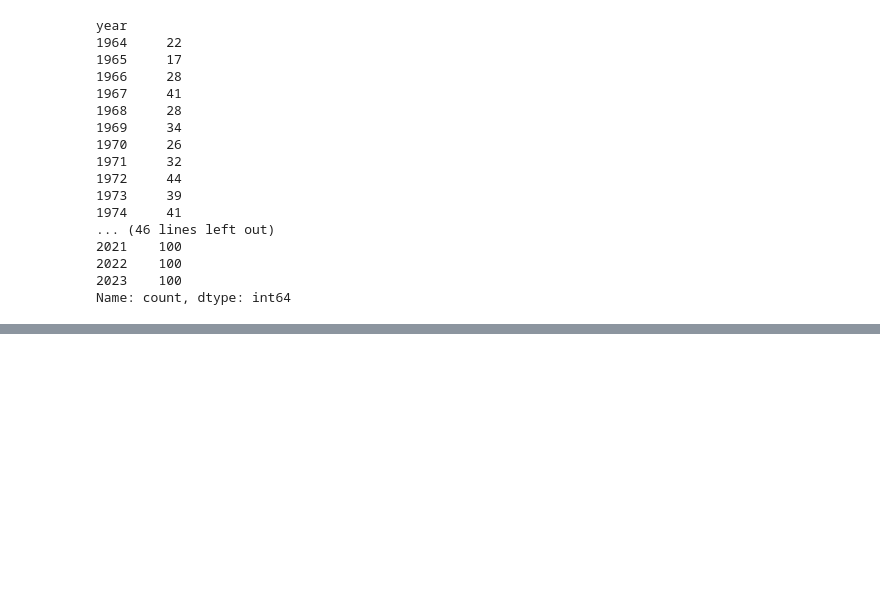
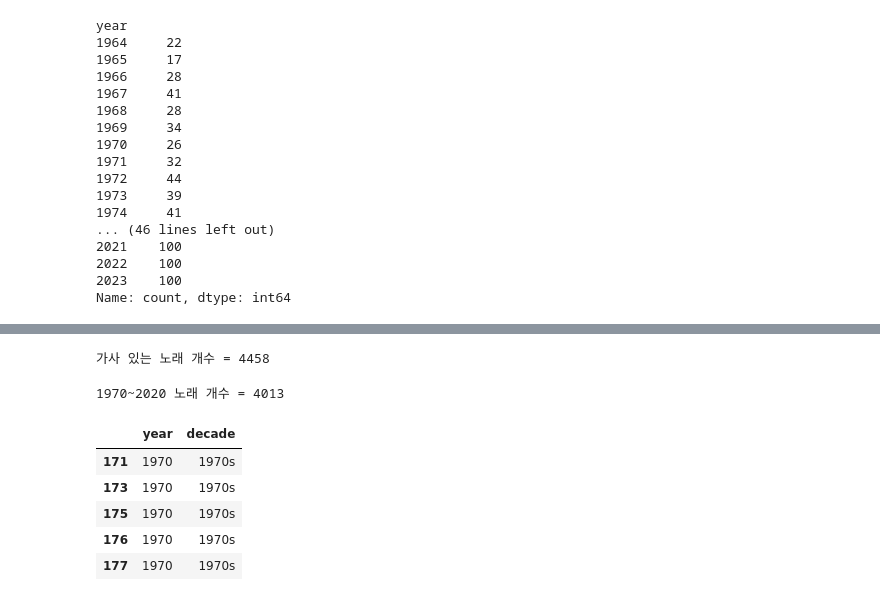
Before and after one commit to jangdain04-lab/TA_Airpods, a Jupyter notebook: TA_1.ipynb, the cells around one changed output, grey strips where cells are left out. Saved outputs shown, nothing was run; the diff lists cells and outputs as text; code cells hidden in the pictures; blank space fills up the shorter version.

```diff
--- a/TA_1.ipynb
+++ b/TA_1.ipynb
@@ -121,0 +134,11 @@ Name: count, dtype: int64
+# %%
+import pandas as pd
+import matplotlib.pyplot as plt
+
+# 깃허브 RAW CSV
+url = "https://raw.githubusercontent.com/yeon524/kpop-lyrics-analytics/main/datasets/lyrics_by_year_1964_2023.csv"
+
+df = pd.read_csv(url)
+
+print("원본 데이터:", len(df))
+df.head()
@@ -121,0 +153,22 @@ Name: count, dtype: int64
+# %%
+df = df.dropna(subset=['lyric'])
+print("가사 있는 노래 개수 =", len(df))
+# %% [output]
+가사 있는 노래 개수 = 4458
+# %%
+df = df[(df['year'] >= 1970) & (df['year'] <= 2020)]
+print("1970~2020 노래 개수 =", len(df))
+# %% [output]
+1970~2020 노래 개수 = 4013
+# %%
+df['decade'] = (df['year'] // 10) * 10
+df['decade'] = df['decade'].astype(str) + "s"
+
+df[['year', 'decade']].head()
+# %% [output]
+|  | year | decade |
+| 171 | 1970 | 1970s |
+| 173 | 1970 | 1970s |
+| 175 | 1970 | 1970s |
+| 176 | 1970 | 1970s |
+| 177 | 1970 | 1970s |
```
Also changed, not shown: parts of 5 cells of this notebook.
